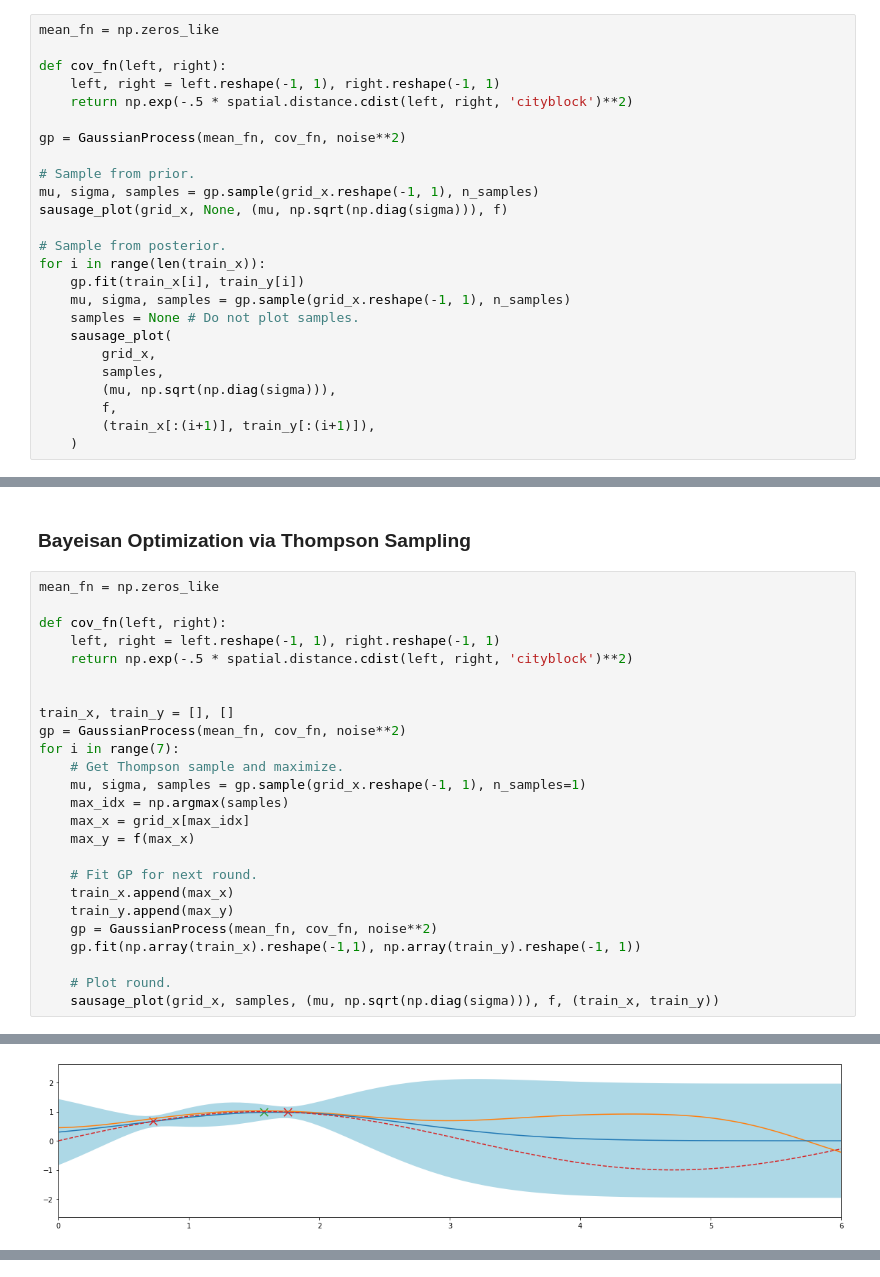
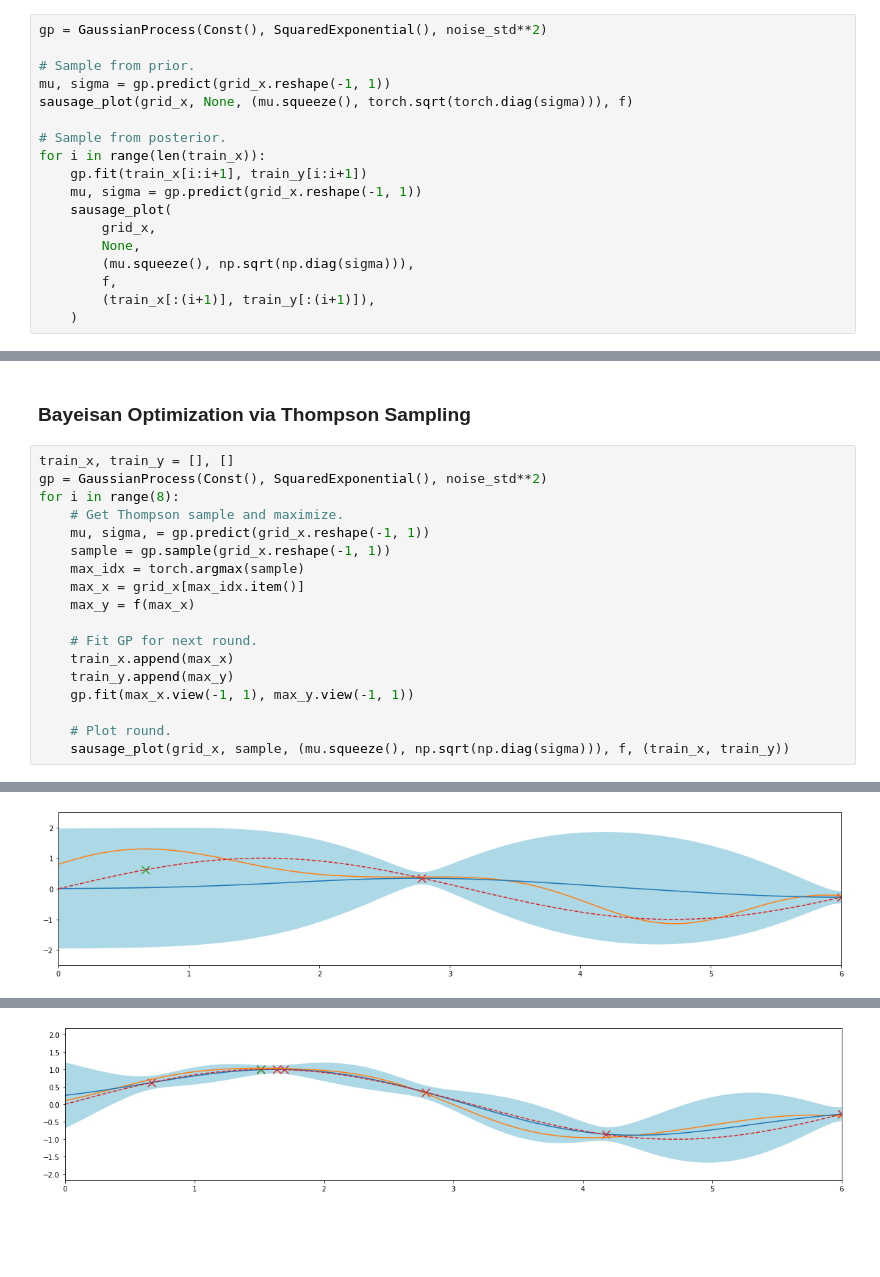
Before and after one commit to EugenHotaj/pytorch-generative, a Jupyter notebook: notebooks/__draft__bayesian_optimization.ipynb, the cells around one changed output, grey strips where cells are left out. Drawn from its saved outputs; the diff is of its cells as text; blank space fills up the shorter version.

Commit message:
Update to use PyTorch instead of numpy.
This will allow us to learn kernel params and optimize acquisition functions.

```diff
--- a/notebooks/__draft__bayesian_optimization.ipynb
+++ b/notebooks/__draft__bayesian_optimization.ipynb
@@ -119,25 +142,18 @@ train_y = f(train_x, noise)
 # %%
-mean_fn = np.zeros_like
-
-def cov_fn(left, right):
-    left, right = left.reshape(-1, 1), right.reshape(-1, 1)
-    return np.exp(-.5 * spatial.distance.cdist(left, right, 'cityblock')**2)
-
-gp = GaussianProcess(mean_fn, cov_fn, noise**2)
+gp = GaussianProcess(Const(), SquaredExponential(), noise_std**2)
 
 # Sample from prior.
-mu, sigma, samples = gp.sample(grid_x.reshape(-1, 1), n_samples)
-sausage_plot(grid_x, None, (mu, np.sqrt(np.diag(sigma))), f)
+mu, sigma = gp.predict(grid_x.reshape(-1, 1))
+sausage_plot(grid_x, None, (mu.squeeze(), torch.sqrt(torch.diag(sigma))), f)
 
 # Sample from posterior.
 for i in range(len(train_x)):
-    gp.fit(train_x[i], train_y[i])
-    mu, sigma, samples = gp.sample(grid_x.reshape(-1, 1), n_samples)
-    samples = None # Do not plot samples.
+    gp.fit(train_x[i:i+1], train_y[i:i+1])
+    mu, sigma = gp.predict(grid_x.reshape(-1, 1))
     sausage_plot(
         grid_x,
-        samples,
-        (mu, np.sqrt(np.diag(sigma))),
+        None,
+        (mu.squeeze(), np.sqrt(np.diag(sigma))),
         f,
         (train_x[:(i+1)], train_y[:(i+1)]),
     )
@@ -151,28 +167,21 @@ for i in range(len(train_x)):
 # %% [markdown]
 ### Bayeisan Optimization via Thompson Sampling
 # %%
-mean_fn = np.zeros_like
-
-def cov_fn(left, right):
-    left, right = left.reshape(-1, 1), right.reshape(-1, 1)
-    return np.exp(-.5 * spatial.distance.cdist(left, right, 'cityblock')**2)
-
-
 train_x, train_y = [], []
-gp = GaussianProcess(mean_fn, cov_fn, noise**2)
-for i in range(7):
+gp = GaussianProcess(Const(), SquaredExponential(), noise_std**2)
+for i in range(8):
     # Get Thompson sample and maximize.
-    mu, sigma, samples = gp.sample(grid_x.reshape(-1, 1), n_samples=1)
-    max_idx = np.argmax(samples)
-    max_x = grid_x[max_idx]
+    mu, sigma, = gp.predict(grid_x.reshape(-1, 1))
+    sample = gp.sample(grid_x.reshape(-1, 1))
+    max_idx = torch.argmax(sample)
+    max_x = grid_x[max_idx.item()]
     max_y = f(max_x)
 
     # Fit GP for next round.
     train_x.append(max_x)
     train_y.append(max_y)
-    gp = GaussianProcess(mean_fn, cov_fn, noise**2)
-    gp.fit(np.array(train_x).reshape(-1,1), np.array(train_y).reshape(-1, 1))
+    gp.fit(max_x.view(-1, 1), max_y.view(-1, 1))
 
     # Plot round.
-    sausage_plot(grid_x, samples, (mu, np.sqrt(np.diag(sigma))), f, (train_x, train_y))
+    sausage_plot(grid_x, sample, (mu.squeeze(), np.sqrt(np.diag(sigma))), f, (train_x, train_y))
 # %% [output]
@@ -181 +190 @@ for i in range(7):
-[figure, old version]
+[figure, new version]
@@ -185,0 +195 @@ for i in range(7):
+[figure, added]
```
Also changed, not shown: parts of 6 cells of this notebook.
